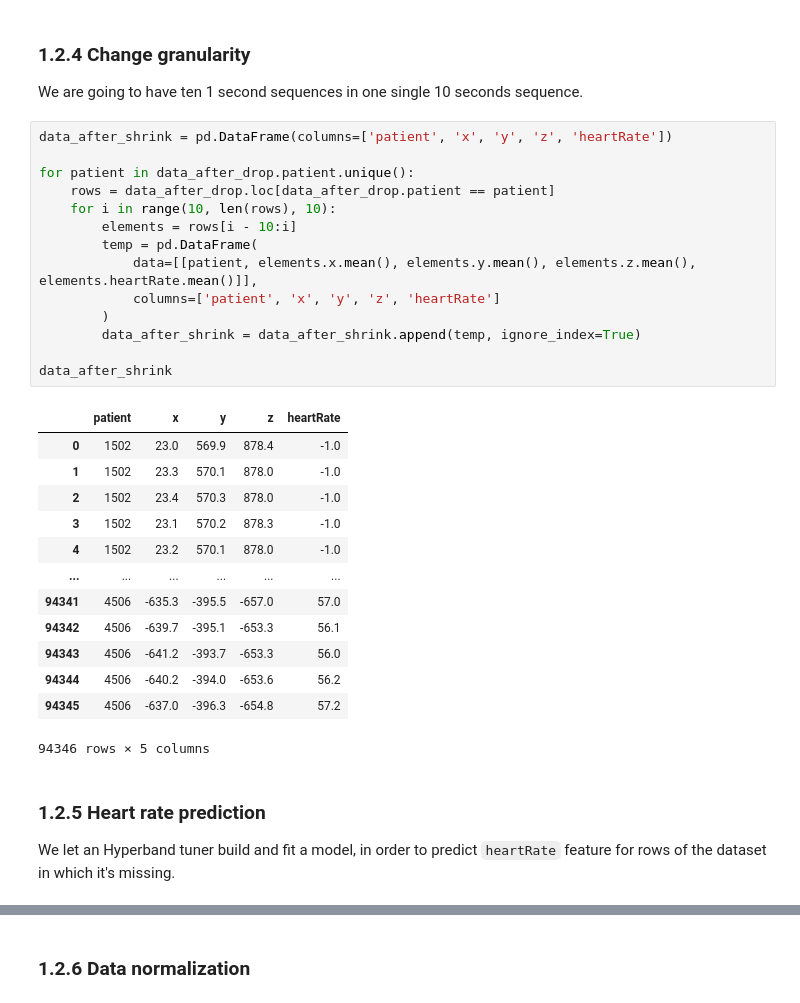
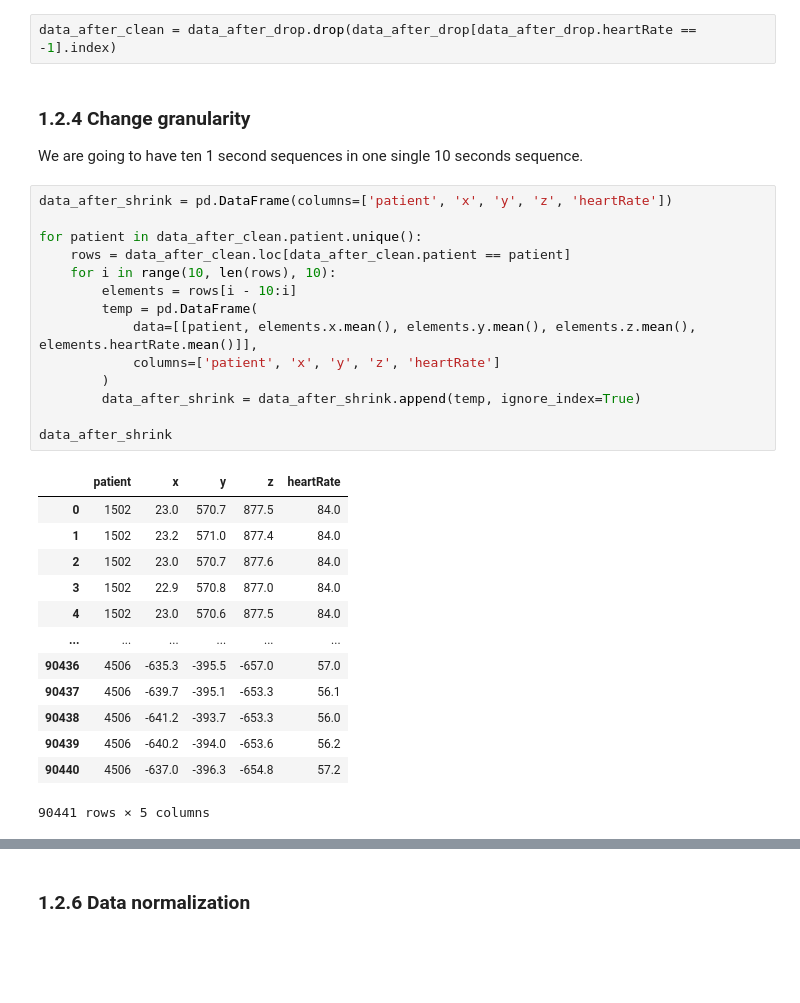
Before and after one commit to alfredoaloi/deep-learning-project, a Jupyter notebook: task_2.ipynb, the cells around one changed output, grey strips where cells are left out. Drawn from its saved outputs; the diff is of its cells as text; blank space fills up the shorter version.

```diff
--- a/task_2.ipynb
+++ b/task_2.ipynb
@@ -165,6 +166,8 @@ plt.rcParams['figure.figsize'] = plt.rcParamsDefault['figure.figsize']
 # %% [output]
 [figure]
 [figure]
+# %%
+data_after_clean = data_after_drop.drop(data_after_drop[data_after_drop.heartRate == -1].index)
 # %% [markdown]
 ### 1.2.4 Change granularity
 
@@ -172,32 +175,28 @@ We are going to have ten 1 second sequences in one single 10 seconds sequence.
 # %%
 data_after_shrink = pd.DataFrame(columns=['patient', 'x', 'y', 'z', 'heartRate'])
 
-for patient in data_after_drop.patient.unique():
-    rows = data_after_drop.loc[data_after_drop.patient == patient]
+for patient in data_after_clean.patient.unique():
+    rows = data_after_clean.loc[data_after_clean.patient == patient]
     for i in range(10, len(rows), 10):
         elements = rows[i - 10:i]
         temp = pd.DataFrame(
             data=[[patient, elements.x.mean(), elements.y.mean(), elements.z.mean(), elements.heartRate.mean()]],
             columns=['patient', 'x', 'y', 'z', 'heartRate']
         )
         data_after_shrink = data_after_shrink.append(temp, ignore_index=True)
 
 data_after_shrink
 # %% [output]
 |  | patient | x | y | z | heartRate |
-| 0 | 1502 | 23.0 | 569.9 | 878.4 | -1.0 |
-| 1 | 1502 | 23.3 | 570.1 | 878.0 | -1.0 |
-| 2 | 1502 | 23.4 | 570.3 | 878.0 | -1.0 |
-| 3 | 1502 | 23.1 | 570.2 | 878.3 | -1.0 |
-| 4 | 1502 | 23.2 | 570.1 | 878.0 | -1.0 |
+| 0 | 1502 | 23.0 | 570.7 | 877.5 | 84.0 |
+| 1 | 1502 | 23.2 | 571.0 | 877.4 | 84.0 |
+| 2 | 1502 | 23.0 | 570.7 | 877.6 | 84.0 |
+| 3 | 1502 | 22.9 | 570.8 | 877.0 | 84.0 |
+| 4 | 1502 | 23.0 | 570.6 | 877.5 | 84.0 |
 | ... | ... | ... | ... | ... | ... |
-| 94341 | 4506 | -635.3 | -395.5 | -657.0 | 57.0 |
-| 94342 | 4506 | -639.7 | -395.1 | -653.3 | 56.1 |
-| 94343 | 4506 | -641.2 | -393.7 | -653.3 | 56.0 |
-| 94344 | 4506 | -640.2 | -394.0 | -653.6 | 56.2 |
-| 94345 | 4506 | -637.0 | -396.3 | -654.8 | 57.2 |
+| 90436 | 4506 | -635.3 | -395.5 | -657.0 | 57.0 |
+| 90437 | 4506 | -639.7 | -395.1 | -653.3 | 56.1 |
+| 90438 | 4506 | -641.2 | -393.7 | -653.3 | 56.0 |
+| 90439 | 4506 | -640.2 | -394.0 | -653.6 | 56.2 |
+| 90440 | 4506 | -637.0 | -396.3 | -654.8 | 57.2 |
-94346 rows × 5 columns
+90441 rows × 5 columns
-# %% [markdown]
-### 1.2.5 Heart rate prediction
-
-We let an Hyperband tuner build and fit a model, in order to predict <code>heartRate</code> feature for rows of the dataset in which it's missing.
```
Also changed, not shown: parts of 15 cells of this notebook, 4 other files.
